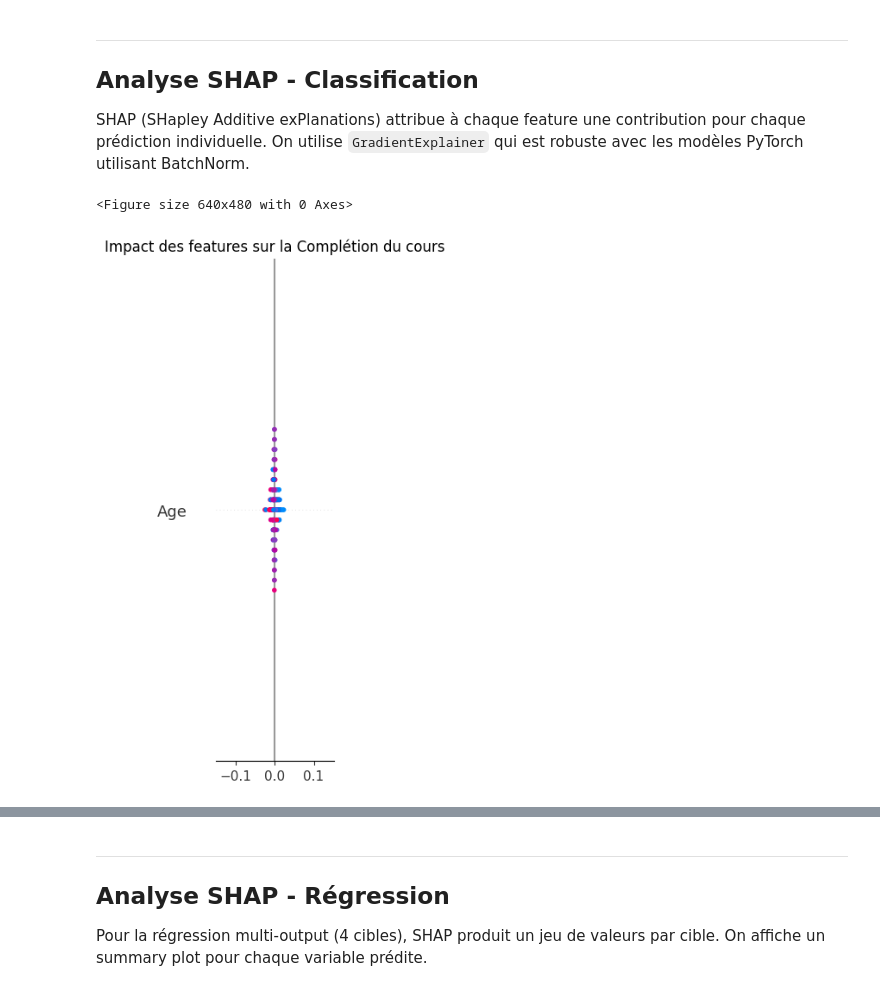
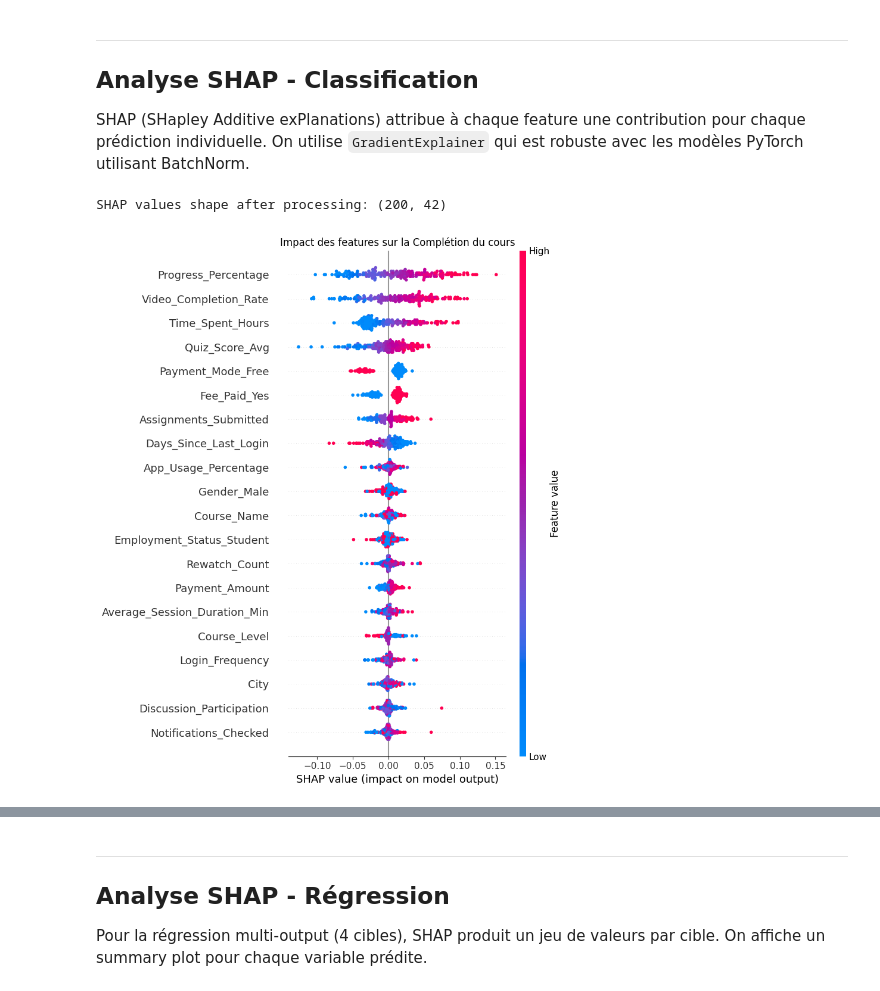
Before and after one commit to Gael926/dl-course-completion-prediction, a Jupyter notebook: notebooks/05_model_analysis.ipynb, the cells around one changed output, grey strips where cells are left out. Saved outputs shown, nothing was run; the diff lists cells and outputs as text; code cells hidden in the pictures.

```diff
--- a/notebooks/05_model_analysis.ipynb
+++ b/notebooks/05_model_analysis.ipynb
@@ -184,23 +184,31 @@ shap_values_clf = explainer_clf.shap_values(X_test_c_tensor[:200])
 # GradientExplainer peut retourner une liste (un array par sortie)
 if isinstance(shap_values_clf, list):
     shap_values_clf = shap_values_clf[0]
+
+# Correction shape (N, F, 1) -> (N, F)
+if len(shap_values_clf.shape) == 3 and shap_values_clf.shape[2] == 1:
+    shap_values_clf = shap_values_clf.squeeze(2)
+
+print(f'SHAP values shape after processing: {shap_values_clf.shape}')
+# %% [output]
+SHAP values shape after processing: (200, 42)
 # %%
 # Summary Plot (Beeswarm) - Classification
 # Chaque point = un exemple. Couleur = valeur de la feature. Position = impact SHAP.
 plt.figure()
+X_test_c_df = pd.DataFrame(X_test_c[:200], columns=feature_names_class)
 shap.summary_plot(
     shap_values_clf,
-    X_test_c[:200],
+    X_test_c_df,
     feature_names=feature_names_class,
     show=False
 )
 plt.title('Impact des features sur la Complétion du cours')
 plt.tight_layout()
 plt.savefig('../reports/figures/shap_classification_summary.png', dpi=150, bbox_inches='tight')
 plt.show()
 # %% [output]
-<Figure size 640x480 with 0 Axes>
-[figure, old version]
+[figure, new version]
 # %%
 # Bar Plot - Importance moyenne absolue des features
 plt.figure()
```
Also changed, not shown: parts of 5 cells of this notebook, 10 other files.
